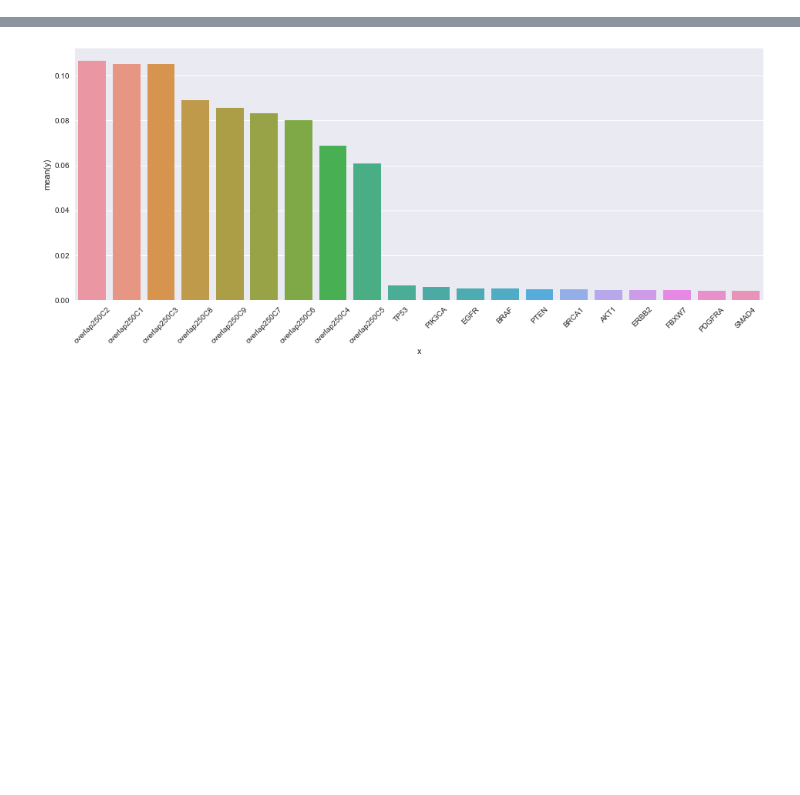
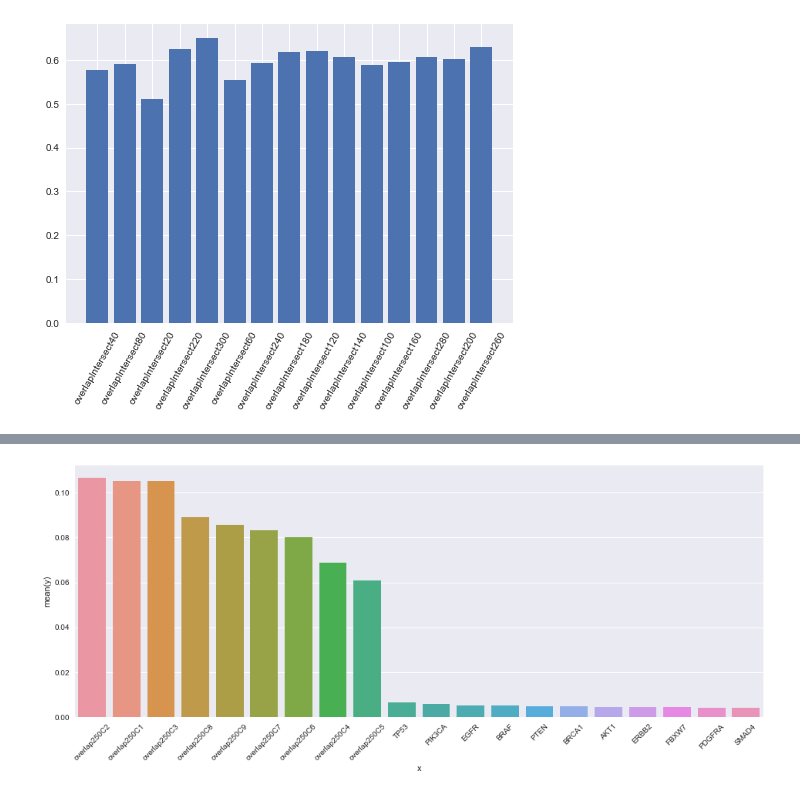
Before and after one commit to ciortanmadalina/cancer-treatment, a Jupyter notebook: xgboost-and-friends.ipynb, the cells around one changed output, grey strips where cells are left out. Saved outputs shown, nothing was run; the diff lists cells and outputs as text; code cells hidden in the pictures; blank space fills up the shorter version.

Commit message:
updated gboost

```diff
--- a/xgboost-and-friends.ipynb
+++ b/xgboost-and-friends.ipynb
@@ -247,0 +652,7 @@ accuracy 0.604511278195 [5 2 7 6 7]
+# %%
+features = []
+for nboverlap in range(20,301,20):
+    for i in range(1, 10):
+        columnName = 'PTextStemOverlapIntersect' + str(nboverlap) + 'C'+str(i)
+        features.append(columnName)
+prediction,_ = gboost1(train,test , features) #0.625563909774
@@ -247,0 +678,30 @@ accuracy 0.604511278195 [5 2 7 6 7]
+# %%
+features = []
+for nboverlap in range(20,301,20):
+    for i in range(1, 10):
+        columnName = 'PTextStemOverlapIntersect' + str(nboverlap) + 'C'+str(i)
+        features.append(columnName)
+        columnName = 'PTextStemOverlap' + str(nboverlap) + 'C'+str(i)
+        features.append(columnName)
+prediction,_ = gboost1(train,test ,features )
+# %%
+p = {}
+pi = {}
+
+for nboverlap in range(20,301,20):
+    features = []
+    for i in range(1, 10):
+        columnName = 'overlap' + str(nboverlap) + 'C'+str(i)
+        features.append(columnName)
+    _, acc = gboost1(train,test , features)
+    print('overlap' + str(nboverlap))
+    p['overlap' + str(nboverlap)] = acc
+
+for nboverlap in range(20,301,20):
+    features = []
+    for i in range(1, 10):
+        columnName = 'overlapIntersect' + str(nboverlap) + 'C'+str(i)
+        features.append(columnName)
+    _, acc = gboost1(train,test , features)
+    print('overlapIntersect' + str(nboverlap))
+    pi['overlapIntersect' + str(nboverlap)] = acc
@@ -247,0 +745,9 @@ accuracy 0.604511278195 [5 2 7 6 7]
+# %%
+# plt.plot(p)
+# plt.plot(p.values().value)
+# plt.figsize(18,8)
+plt.bar(range(len(p)), pi.values(), align='center')
+plt.xticks(range(len(p)), pi.keys(), rotation=60)
+plt.show()
+# %% [output]
+[figure, added]
```
Also changed, not shown: parts of 43 cells of this notebook.
